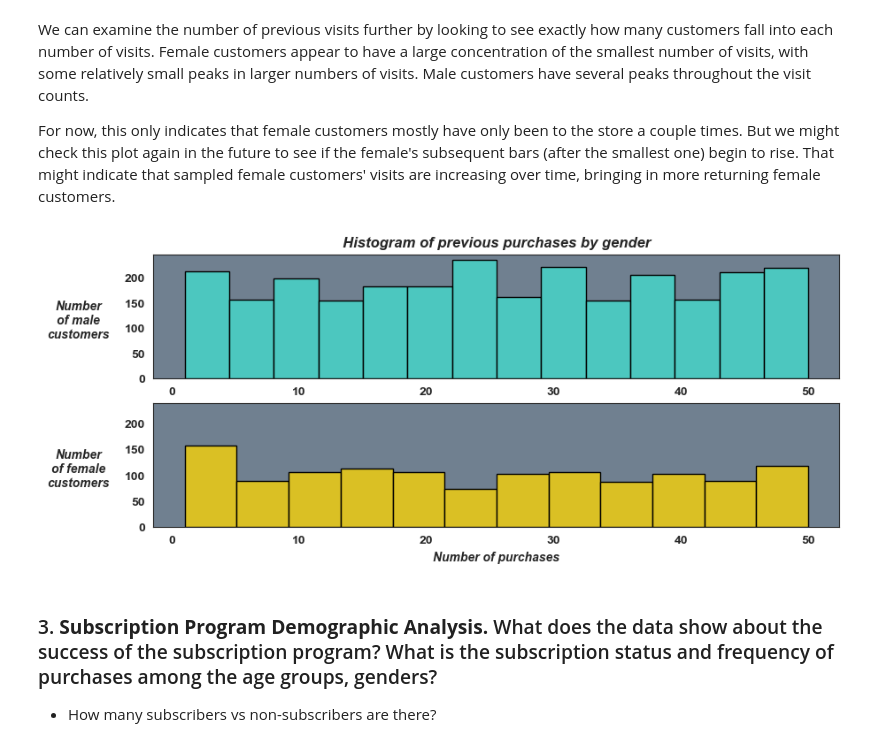
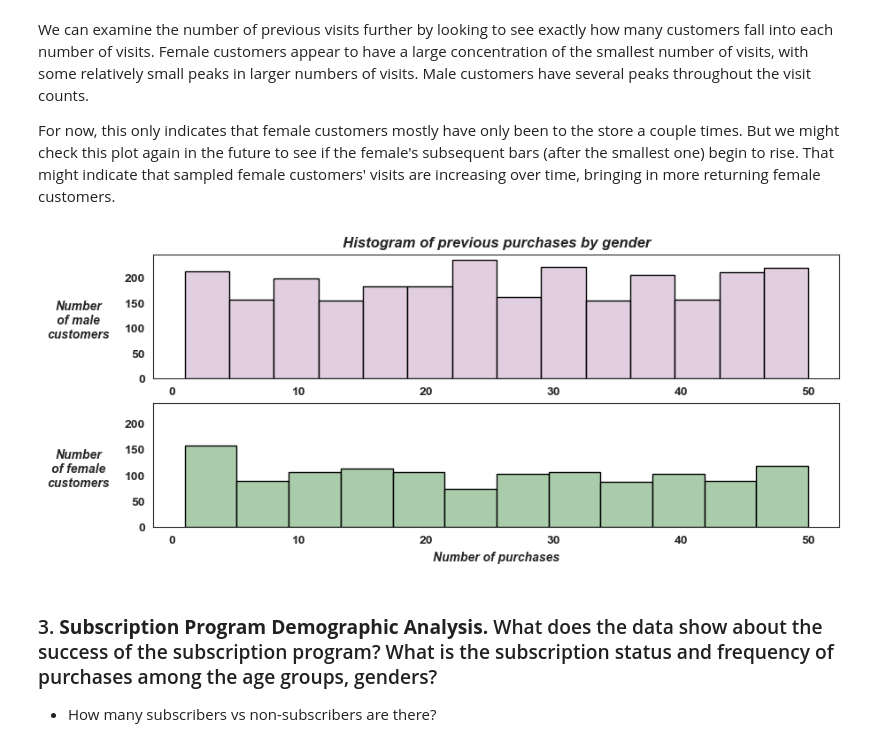
Before and after one commit to molly777yllom/DataDive3_DATA3500, a Jupyter notebook: shopping_trends.ipynb, the cells around one changed output. Saved outputs shown, nothing was run; the diff lists cells and outputs as text; code cells hidden in the pictures.

```diff
--- a/shopping_trends.ipynb
+++ b/shopping_trends.ipynb
@@ -431,15 +441,16 @@ Because several different metrics could lead us to pick different ages, let's go
 # %%
-# Plot: Average purchase amount for different age ranges
+# Plot: Average previous visits for different age ranges
 f, ax = plt.subplots(figsize=(10, 2))
 plt.subplots_adjust(hspace=0.3, wspace=0.5)
 sns.set_style('white')
-sns.lineplot(x="Age Range", y='Purchase Amount (USD)', data=shopping, color='darkturquoise', ax=ax)
-ax.set_title('Average purchase amount by age range', fontsize=10, weight='bold', style='italic', y=1)
+sns.lineplot(x="Age Range", y='Previous Purchases', data=shopping, color='darkmagenta', ax=ax)
+ax.set_title('Average previous purchases by age range', fontsize=10, weight='bold')
 ax.set_xlabel('Age Range', weight='bold', style='italic', size=8)
-ax.set_ylabel('Purchase Amount (USD)', weight='bold', style='italic', size=8)
-ax.set_facecolor('white')
+ax.set_ylabel('Number of previous visits', weight='bold', style='italic', size=8)
+ax.set_facecolor('gainsboro')
 for label in ax.get_xticklabels():
     label.set_weight('bold')
 for label in ax.get_yticklabels():
     label.set_weight('bold')
+plt.show()
 # %% [output]
@@ -796,7 +828,7 @@ from matplotlib.ticker import MultipleLocator   # import module to allow tick la
 f, ax = plt.subplots(2, 1, figsize=(10, 2))
 
 
-sns.histplot(x='Age Range', data=male, color='turquoise',  edgecolor='black', ax=ax[0])
+sns.histplot(x='Age Range', data=male, color='lavender',  edgecolor='black', ax=ax[0])
 ax[0].set_title('Customer count by age and gender', fontsize=12, weight='bold', style='italic', y=1)
 ax[0].set_xlabel('')
 ax[0].set_ylabel('Number\nof male\ncustomers', weight='bold', style='italic', size=9, rotation=0)  # customize the y-axis label
@@ -807,17 +839,15 @@ ax[0].yaxis.set_major_locator(MultipleLocator(100))
 for label in ax[0].get_yticklabels():
     label.set_weight('bold')
 
-sns.histplot(x='Age Range', data=female, color='gold', edgecolor='black',  ax=ax[1])
+sns.histplot(x='Age Range', data=female, color='honeydew', edgecolor='black',  ax=ax[1])
 ax[1].set_title('', fontsize=14, weight='bold', style='italic', y=1)
 ax[1].set_xlabel('Age range', weight='bold', style='italic', size=10)
 ax[1].set_ylabel('Number\nof female\ncustomers', weight='bold', style='italic', size=9, rotation=0)  # customize the y-axis label
 ax[1].get_yaxis().set_label_coords(-0.09,0.3)  # Adjust y-axis label position
 ax[1].set_facecolor('slategray')
-for label in ax[1].get_xticklabels():
-    label.set_weight('bold')
+for label in ax[1].get_xticklabels(): label.set_weight('bold')
 ax[1].yaxis.set_major_locator(MultipleLocator(100))
-for label in ax[1].get_yticklabels():
-    label.set_weight('bold')
+#for label in ax[1].get_yticklabels(): label.set_weight('bold')
 ax[1].set_ylim(0, 350)
 f.subplots_adjust(left=0.15, right=0.95, top=1.5, bottom=0.1, hspace=0.08, wspace=0.1)
 plt.show()
@@ -882,21 +912,17 @@ If we look at the total expenditures, we see the greater number of male customer
 f, ax = plt.subplots(figsize=(10, 2))
 plt.subplots_adjust(hspace=0.3, wspace=0.5)
 sns.set_style('white')
-sns.lineplot(x="Age Range", y='Purchase Amount (USD)', data=shopping, hue='Gender', palette='turbo', ax=ax, estimator=np.sum)
+sns.lineplot(x="Age Range", y='Purchase Amount (USD)', data=shopping, hue='Gender', palette='Accent', ax=ax, estimator=np.sum)
 lines=ax.lines  # set markers for the lines
 lines[0].set_marker("s")  # set square marker for line 1
 lines[0].set_markeredgecolor('black')  # set black marker edge color for line 1
 lines[1].set_marker("s")  # set square marker for line 2
 lines[1].set_markeredgecolor('black')  # set black marker edge color for line 2
-ax.set_title('Total amount spent by different age ranges', fontsize=14, weight='bold', style='italic', y=1)
-ax.set_xlabel('Age range', weight='bold', style='italic', size=10)
-ax.set_ylabel('Total\npurchases\n(in dollars)', weight='bold', style='italic', size=10, rotation=0)  # customize the y-axis label
-ax.get_yaxis().set_label_coords(-0.125,0.30)  # Adjust y-axis label position
-ax.set_facecolor('slategray')
-for label in ax.get_xticklabels():
-    label.set_weight('bold')
-for label in ax.get_yticklabels():
-    label.set_weight('bold')
+ax.set_title('Total shopping expenditures by age', fontsize=12, weight='bold')
+ax.set_xlabel('Age range', style='italic', size=8)
+ax.set_ylabel('Total\npurchases\n(in dollars)', style='italic', size=8, rotation=0)  # customize the y-axis label
+ax.get_yaxis().set_label_coords(-0.1,0.35)  # Adjust y-axis label position
+ax.set_facecolor('white')
 ax.set_ylim(0, 25000)
 ax.legend(loc='upper left', bbox_to_anchor=(1, 1))  # customize the legend placement
 plt.show()
@@ -1014,33 +1040,33 @@ For now, this only indicates that female customers mostly have only been to the
 # %%
 # Plots: Histograms showing the number of previous purchases by males and females
 f, ax = plt.subplots(2, 1, figsize=(10, 4))
 
 sns.set_style('white')
-sns.histplot(x='Previous Purchases', data=male, color='turquoise', edgecolor='black', ax=ax[0])
+sns.histplot(x='Previous Purchases', data=male, color='thistle', edgecolor='black', ax=ax[0])
 ax[0].set_title('Histogram of previous purchases by gender', fontsize=12, weight='bold', style='italic', y=1)
 ax[0].set_xlabel('')
 ax[0].set_ylabel('Number\nof male\ncustomers', weight='bold', style='italic', size=10, rotation=0)  # customize the y-axis label
 ax[0].get_yaxis().set_label_coords(-0.11,0.3)  # Adjust y-axis label position
-ax[0].set_facecolor('slategray')
+ax[0].set_facecolor('white')
 for label in ax[0].get_xticklabels():
     label.set_weight('bold')
 for label in ax[0].get_yticklabels():
     label.set_weight('bold')
 
-sns.histplot(x='Previous Purchases', data=female, color='gold', edgecolor='black', ax=ax[1])
+sns.histplot(x='Previous Purchases', data=female, color='darkseagreen', edgecolor='black', ax=ax[1])
 ax[1].set_title('', fontsize=14, weight='bold', style='italic', y=1)
 ax[1].set_xlabel('Number of purchases', weight='bold', style='italic', size=10)
 ax[1].set_ylabel('Number\nof female\ncustomers', weight='bold', style='italic', size=10, rotation=0)  # customize the y-axis label
 ax[1].get_yaxis().set_label_coords(-0.11,0.3)  # Adjust y-axis label position
-ax[1].set_facecolor('slategray')
+ax[1].set_facecolor('white')
 for label in ax[1].get_xticklabels():
     label.set_weight('bold')
 for label in ax[1].get_yticklabels():
     label.set_weight('bold')
 ax[1].set_ylim(0, 240)
 plt.show()
 # %% [output]
-[figure, old version]
+[figure, new version]
 # %% [markdown]
 ### 3. **Subscription Program Demographic Analysis.** What does the data show about the success of the subscription program? What is the subscription status and frequency of purchases among the age groups, genders?
 - How many subscribers vs non-subscribers are there?
```
Also changed, not shown: parts of 20 cells of this notebook, 2 other files.
